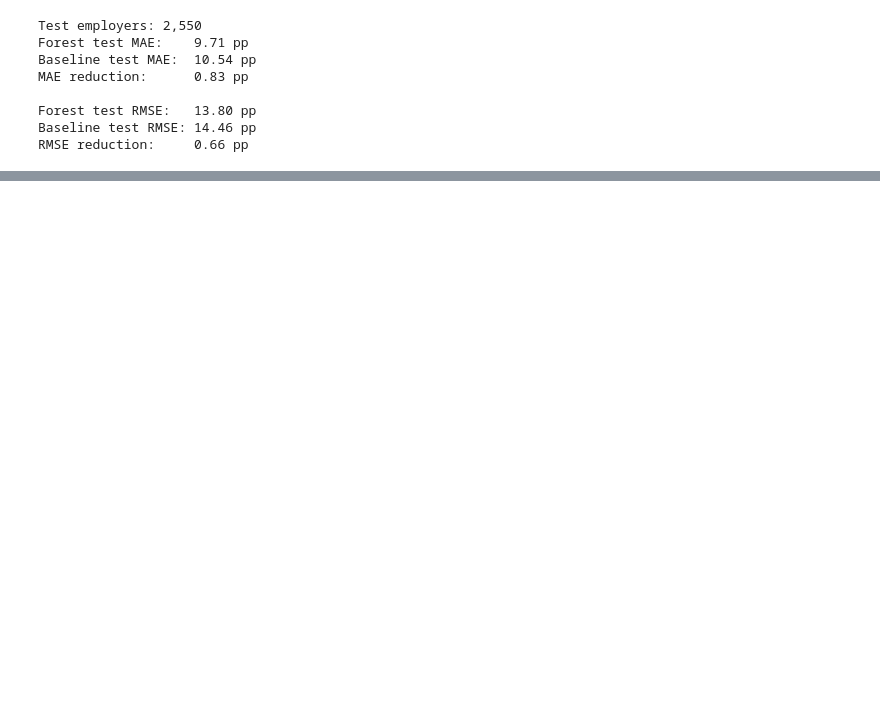
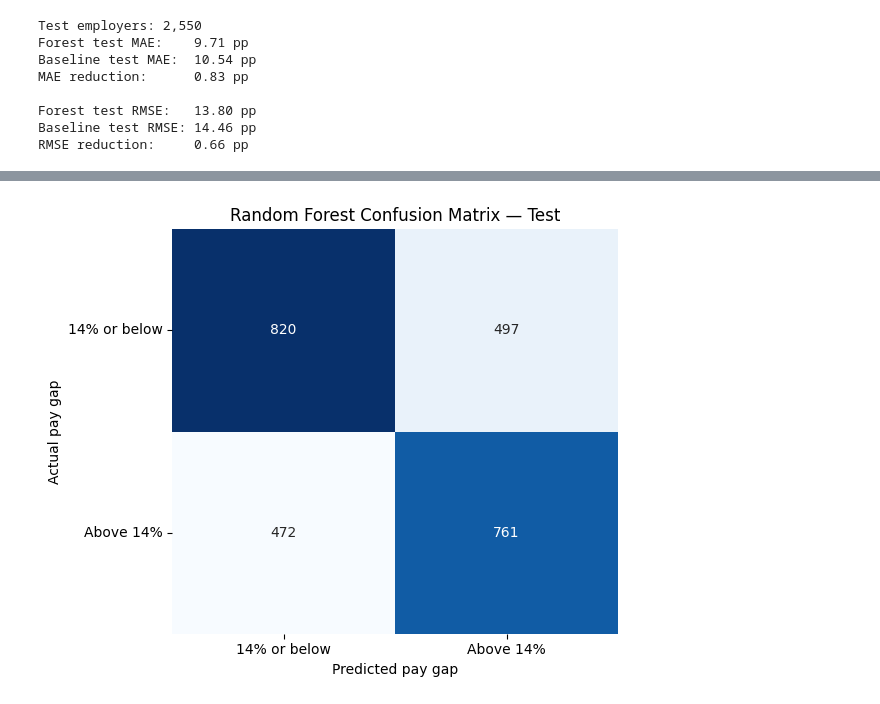
Before and after one commit to runkael2/BA305-A6-Team-Project, a Jupyter notebook: Rachael/FinalForest.ipynb, the cells around one changed output, grey strips where cells are left out. Saved outputs shown, nothing was run; the diff lists cells and outputs as text; code cells hidden in the pictures; blank space fills up the shorter version.

```diff
--- a/Rachael/FinalForest.ipynb
+++ b/Rachael/FinalForest.ipynb
@@ -123,0 +226,34 @@ RMSE reduction:     0.66 pp
+# %%
+import matplotlib.pyplot as plt
+import seaborn as sns
+from sklearn.metrics import confusion_matrix
+
+# Flag gaps strictly above 14%.
+actual_high = y_test > 14
+predicted_high = test_predictions > 14
+
+cm = confusion_matrix(actual_high, predicted_high, labels=[False, True])
+labels = ["14% or below", "Above 14%"]
+
+fig, ax = plt.subplots(figsize=(6, 5))
+sns.heatmap(
+    cm,
+    annot=True,
+    fmt=",d",
+    cmap="Blues",
+    xticklabels=labels,
+    yticklabels=labels,
+    cbar=False,
+    ax=ax,
+)
+
+ax.set_title("Random Forest Confusion Matrix — Test")
+ax.set_xlabel("Predicted pay gap")
+ax.set_ylabel("Actual pay gap")
+ax.tick_params(axis="y", labelrotation=0)
+plt.tight_layout()
+plt.show()
+
+# For Test
+# %% [output]
+[figure, added]
```
Also changed, not shown: parts of 3 cells of this notebook.
